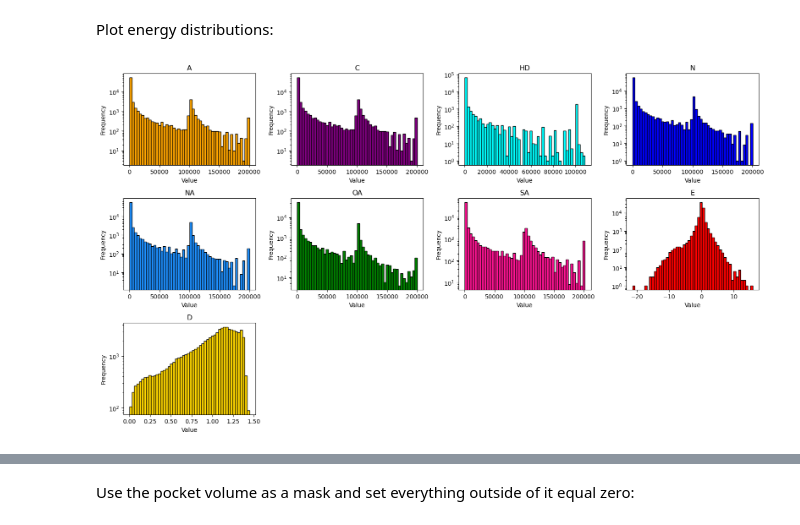
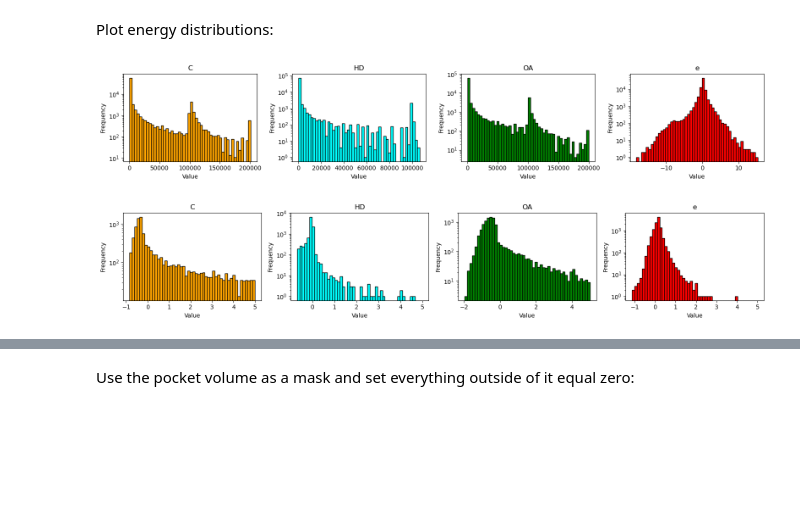
Before and after one commit to AAriam/opencadd, a Jupyter notebook: example.ipynb, the cells around one changed output, grey strips where cells are left out. Cells and saved outputs as stored; diff of their text form; code cells hidden in the pictures; blank space fills up the shorter version.

```diff
--- a/example.ipynb
+++ b/example.ipynb
@@ -230,2 +158,11 @@ mif = scids.field.from_tensor_grid(
+# %%
+ligand_types = ("C", "HD", "OA")
+field_names = ligand_types + ("e", "d")
+mif = caddpy.mif.autogrid.from_pdbqt(
+    files=pdbqt_filepath,
+    grid=grid,
+    ligand_types=ligand_types,
+    output_dir=autogrid_dirpath,
+)
 # %% [markdown]
 Plot energy distributions:
@@ -305,4 +169,38 @@ def plot_histograms_by_last_axis(
+# %%
+field_colors = {
+    "c":  [255, 165, 0],     # Hydrophobic (Orange)
+    "a":  [128, 0, 128],     # Aromatic (Purple)
+    "hd": [0, 255, 255],     # H-bond Donor (Cyan)
+    "n":  [0, 0, 255],       # Non-Hbonding Nitrogen (Blue)
+    "na": [30, 144, 255],    # H-bonding Nitrogen (Dodger Blue)
+    "oa": [0, 128, 0],       # H-bonding Oxygen (Green)
+    "sa": [255, 20, 147],    # H-bonding Sulphur (Deep Pink)
+    "e":  [255, 0, 0],       # Electrostatic (Red)
+    "d":  [255, 215, 0],     # Desolvation (Gold)
+    "pi": [255, 0, 0],
+    "ni": [0, 0, 255],
+}
+# %%
+scishow.matplotlib.Plotter(
+).add_histograms(
+    data=mif.tensor[:-1],
+    axes=0,
+    names=field_names[:-1],
+    colors=[field_colors[field_name.lower()] for field_name in field_names[:-1]]
+).show()
+# %% [output]
+[figure, added]
+# %%
+tensor = np.array(mif.tensor)
+tensor[:, pocket.data == 0] = np.nan
 # %%
-plot_histograms_by_last_axis(arr=mif.tensor[0], names=[name.upper() for name in field_names], colors=[tuple(c / 255 for c in rgb) for rgb in field_colors.values()])
+scishow.matplotlib.Plotter(
+).add_histograms(
+    data=tensor[:-1],
+    axes=0,
+    names=field_names[:-1],
+    colors=[field_colors[field_name.lower()] for field_name in field_names[:-1]],
+    bin_range=(None, 5)
+).show()
 # %% [output]
-[figure, old version]
+[figure, new version]
```
Also changed, not shown: parts of 31 cells of this notebook.
